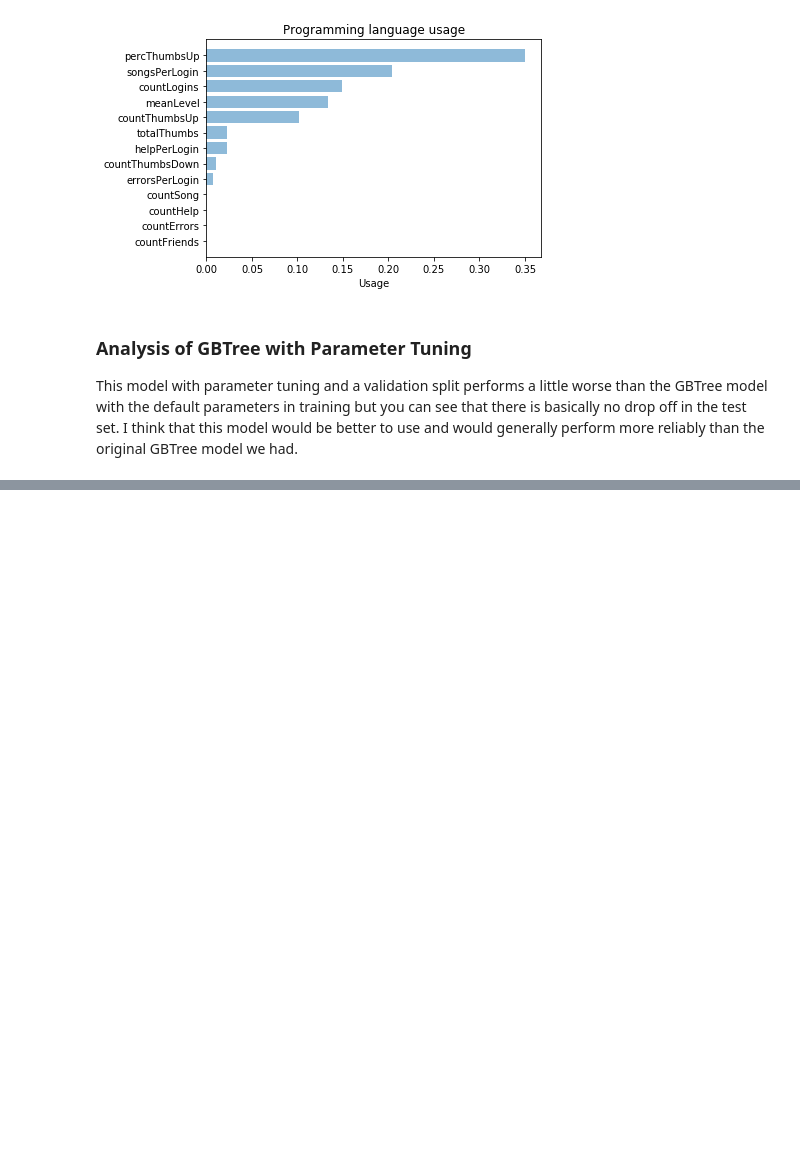
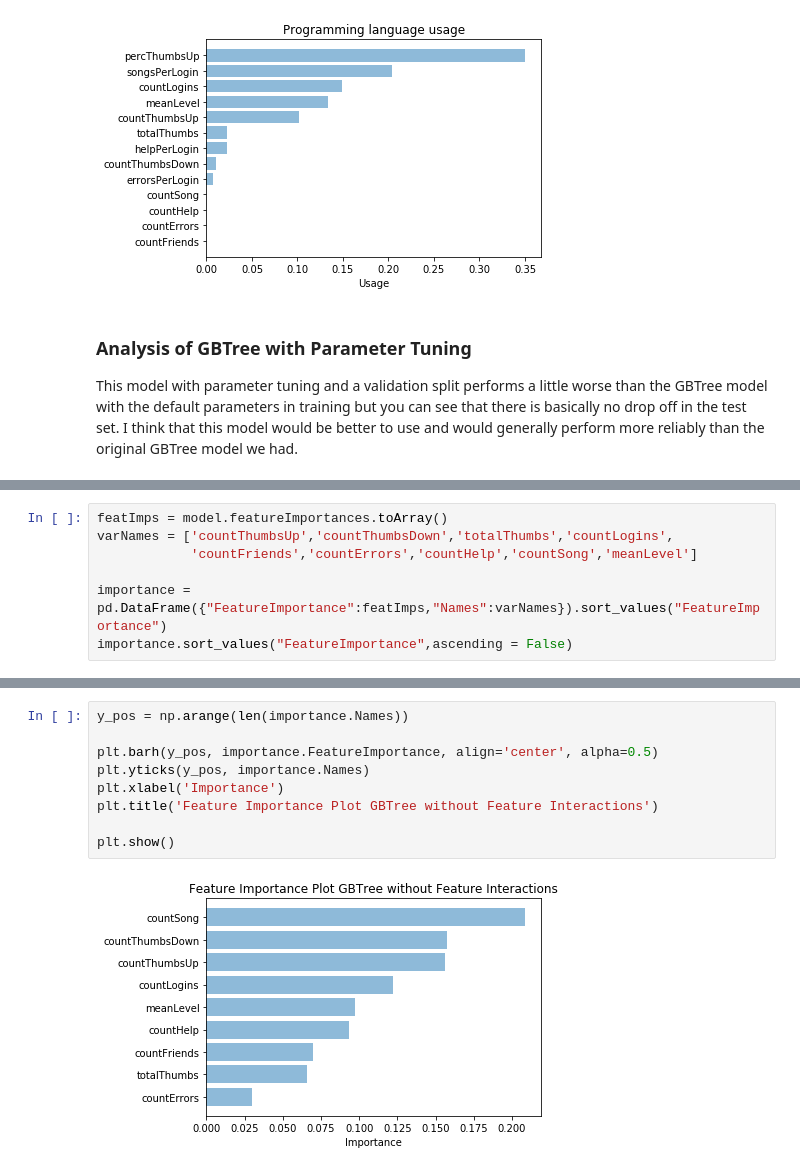
Before and after one commit to hunterkempf/Sparkify_Churn, a Jupyter notebook: Large-Spark-Capstone-ML.ipynb, the cells around one changed output, grey strips where cells are left out. Drawn from its saved outputs; the diff is of its cells as text; blank space fills up the shorter version.

```diff
--- a/Large-Spark-Capstone-ML.ipynb
+++ b/Large-Spark-Capstone-ML.ipynb
@@ -1194,0 +1316,7 @@ This model with parameter tuning and a validation split performs a little worse
+# %%
+featImps = model.featureImportances.toArray()
+varNames = ['countThumbsUp','countThumbsDown','totalThumbs','countLogins',
+            'countFriends','countErrors','countHelp','countSong','meanLevel']
+
+importance = pd.DataFrame({"FeatureImportance":featImps,"Names":varNames}).sort_values("FeatureImportance")
+importance.sort_values("FeatureImportance",ascending = False)
@@ -1194,0 +1334,11 @@ This model with parameter tuning and a validation split performs a little worse
+# %%
+y_pos = np.arange(len(importance.Names))
+
+plt.barh(y_pos, importance.FeatureImportance, align='center', alpha=0.5)
+plt.yticks(y_pos, importance.Names)
+plt.xlabel('Importance')
+plt.title('Feature Importance Plot GBTree without Feature Interactions')
+
+plt.show()
+# %% [output]
+[figure, added]
```
Also changed, not shown: parts of 23 cells of this notebook.
